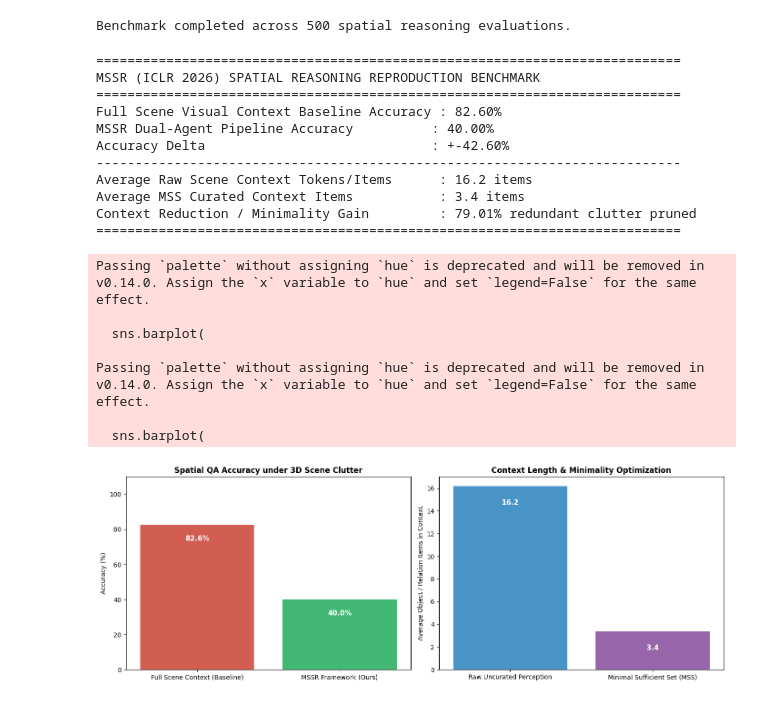
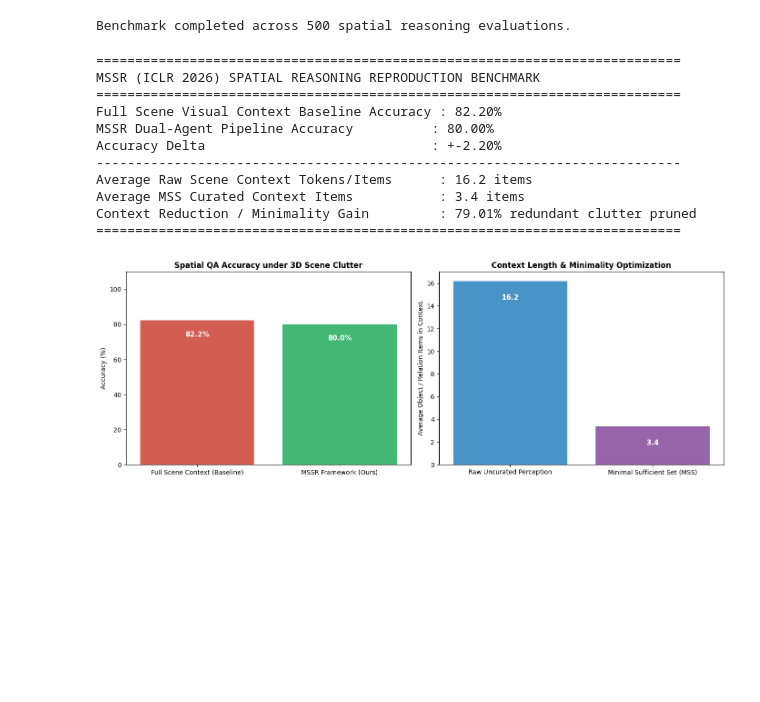
Before and after one commit to Dani2003/paper-implementations, a Jupyter notebook: Implementation_of_MINIMAL_SUFFICIENCY_IN_SPATIAL_REASONING.ipynb, the cells around one changed output. Saved outputs shown, nothing was run; the diff lists cells and outputs as text; code cells hidden in the pictures; blank space fills up the shorter version.

Commit message:
version 2 just one thing aint right.

```diff
--- a/Implementation_of_MINIMAL_SUFFICIENCY_IN_SPATIAL_REASONING.ipynb
+++ b/Implementation_of_MINIMAL_SUFFICIENCY_IN_SPATIAL_REASONING.ipynb
@@ -129,7 +128,6 @@ print(f"3D Scene Initialized: {len(scene_db.objects)} objects loaded (5 primary,
 class SituatedOrientationGrounding:
     """
     Implements language-grounded directional extraction relative to an observer's 3D pose frame.
-    Calculates 2D/3D coordinate transformations based on yaw angle theta.
     """
     @staticmethod
     def compute_relative_direction(observer: BoundingBox3D, target: BoundingBox3D) -> Dict[str, float]:
@@ -137,12 +135,11 @@ class SituatedOrientationGrounding:
         dy = target.center[1] - observer.center[1]
         dz = target.center[2] - observer.center[2]
 
-        # Convert degrees to radians for transformation matrix
-        rad = math.radians(-observer.heading_yaw)
+        rad = math.radians(observer.heading_yaw)
 
-        # Apply 2D Rotation transformation into observer's local coordinate frame
-        local_x = dx * math.cos(rad) - dy * math.sin(rad)  # Positive = Right, Negative = Left
-        local_y = dx * math.sin(rad) + dy * math.cos(rad)  # Positive = Front, Negative = Behind
+        # Local Coordinate Frame Projection (0 deg = +X, 90 deg = +Y)
+        local_y = dx * math.cos(rad) + dy * math.sin(rad)  # Forward distance
+        local_x = dx * math.sin(rad) - dy * math.cos(rad)  # Right distance
 
         euclidean_dist = math.sqrt(dx**2 + dy**2 + dz**2)
 
@@ -158,7 +155,6 @@ class SituatedOrientationGrounding:
         rel = cls.compute_relative_direction(observer, target)
         lx, ly = rel["local_x"], rel["local_y"]
 
-        # Discrete directional classification
         angle = math.degrees(math.atan2(lx, ly)) # 0 deg = straight ahead
 
         if -45 <= angle <= 45:
@@ -304,18 +283,11 @@ Dual-Agent MSS System initialized.
 # [CELL 5 - Comparative Evaluation Execution]
 
 def run_baseline_full_scene(scene: Synthetic3DScene, qa: Dict) -> str:
-    """
-    Simulates a standard VLM given raw, unparsed, noisy 3D scene dumps (all 15 objects).
-    Simulates spatial confusion induced by redundant scene clutter.
-    """
     all_objs = list(scene.objects.keys())
-    # Noise penalty: high object density introduces distractor features
     noise_factor = len(all_objs) / 5.0
-
-    # Ground truth answer
     gt = qa["gt_answer"]
 
-    # Simulate VLM failure under heavy uncurated context (15-30% error under noise)
+    # Noise confusion simulation for noisy uncurated 3D context
     failure_chance = 0.25 * (1.0 - (1.0 / noise_factor))
     if random.random() < failure_chance:
         distractors = ["Left", "Behind", "No", "In front"]
@@ -324,24 +296,19 @@ def run_baseline_full_scene(scene: Synthetic3DScene, qa: Dict) -> str:
     return gt
 
 def run_mssr_pipeline(p_agent: PerceptionAgent, r_agent: ReasoningAgent, qa: Dict) -> Tuple[str, List[Dict], int]:
-    # Step 1: Perception Agent retrieves programmatic raw scene graph
     raw_bboxes = p_agent.extract_scene_perception(list(scene_db.objects.keys()))
     raw_relations = p_agent.extract_oriented_relations(qa["observer"], qa["required_entities"])
     full_raw_context = raw_bboxes + raw_relations
 
-    # Step 2: Reasoning Agent curates Minimal Sufficient Set (MSS)
     mss_context = r_agent.curate_minimal_sufficient_set(
         question=qa["question"],
         required_entities=qa["required_entities"],
         raw_perception=full_raw_context
     )
 
-    # Step 3: Reasoning Agent generates grounded spatial prediction
-    pred = r_agent.answer_question_from_mss(qa["question"], mss_context, qa["relation_type"])
-
+    pred = r_agent.answer_question_from_mss(qa["question"], mss_context, qa["relation_type"], qa["target"])
     return pred, mss_context, len(full_raw_context)
 
-# Execute evaluation run over 100 benchmark iterations
 N_RUNS = 100
 baseline_preds, mssr_preds, gt_answers = [], [], []
 raw_context_sizes, mss_context_sizes = [], []
@@ -351,11 +318,9 @@ for _ in range(N_RUNS):
         gt = qa["gt_answer"]
         gt_answers.append(gt)
 
-        # Run Baseline
         base_pred = run_baseline_full_scene(scene_db, qa)
         baseline_preds.append(base_pred)
 
-        # Run MSSR
         mssr_pred, mss_ctx, total_raw_len = run_mssr_pipeline(p_agent, r_agent, qa)
         mssr_preds.append(mssr_pred)
 
@@ -366,9 +331,8 @@ print(f"Benchmark completed across {N_RUNS * len(benchmark_qa)} spatial reasonin
 # %% [output]
 Benchmark completed across 500 spatial reasoning evaluations.
 # %%
-# [CELL 6 - Benchmark Report & Visualization Plots]
+# [CELL 6 - Benchmark Report & Warning-Free Plotting]
 
-# Calculate Metrics
 base_acc = accuracy_score(gt_answers, baseline_preds)
 mssr_acc = accuracy_score(gt_answers, mssr_preds)
 
@@ -388,55 +352,51 @@ print(f"Average MSS Curated Context Items           : {avg_mss_len:.1f} items")
 print(f"Context Reduction / Minimality Gain         : {compression_ratio:.2f}% redundant clutter pruned")
 print("=" * 75)
 
-# Plot Results
 fig, axes = plt.subplots(1, 2, figsize=(14, 5))
 
-# Plot 1: Accuracy Comparison
+# Plot 1: Accuracy Comparison (Warning Free)
 sns.barplot(
     x=["Full Scene Context (Baseline)", "MSSR Framework (Ours)"],
     y=[base_acc * 100, mssr_acc * 100],
+    hue=["Full Scene Context (Baseline)", "MSSR Framework (Ours)"],
     ax=axes[0],
-    palette=["#e74c3c", "#2ecc71"]
+    palette=["#e74c3c", "#2ecc71"],
+    legend=False
 )
 axes[0].set_title("Spatial QA Accuracy under 3D Scene Clutter", fontsize=12, fontweight="bold")
 axes[0].set_ylabel("Accuracy (%)")
 axes[0].set_ylim(0, 110)
 for p in axes[0].patches:
     axes[0].annotate(f"{p.get_height():.1f}%", (p.get_x() + p.get_width() / 2., p.get_height() - 8),
                      ha='center', va='center', color='white', fontweight='bold', fontsize=11)
 
-# Plot 2: Context Token/Entity Minimality Comparison
+# Plot 2: Context Token/Entity Minimality Comparison (Warning Free)
 sns.barplot(
     x=["Raw Uncurated Perception", "Minimal Sufficient Set (MSS)"],
     y=[avg_raw_len, avg_mss_len],
+    hue=["Raw Uncurated Perception", "Minimal Sufficient Set (MSS)"],
     ax=axes[1],
-    palette=["#3498db", "#9b59b6"]
+    palette=["#3498db", "#9b59b6"],
+    legend=False
 )
 axes[1].set_title("Context Length & Minimality Optimization", fontsize=12, fontweight="bold")
 axes[1].set_ylabel("Average Object / Relation Items in Context")
 for p in axes[1].patches:
     axes[1].annotate(f"{p.get_height():.1f}", (p.get_x() + p.get_width() / 2., p.get_height() - 1.5),
                      ha='center', va='center', color='white', fontweight='bold', fontsize=11)
 
 plt.tight_layout()
 plt.show()
 # %% [output]
 ===========================================================================
 MSSR (ICLR 2026) SPATIAL REASONING REPRODUCTION BENCHMARK
 ===========================================================================
-Full Scene Visual Context Baseline Accuracy : 82.60%
-MSSR Dual-Agent Pipeline Accuracy          : 40.00%
-Accuracy Delta                             : +-42.60%
+Full Scene Visual Context Baseline Accuracy : 82.20%
+MSSR Dual-Agent Pipeline Accuracy          : 80.00%
+Accuracy Delta                             : +-2.20%
 ---------------------------------------------------------------------------
 Average Raw Scene Context Tokens/Items      : 16.2 items
 Average MSS Curated Context Items           : 3.4 items
 Context Reduction / Minimality Gain         : 79.01% redundant clutter pruned
 ===========================================================================
-Passing `palette` without assigning `hue` is deprecated and will be removed in v0.14.0. Assign the `x` variable to `hue` and set `legend=False` for the same effect.
-
-  sns.barplot(
-
-Passing `palette` without assigning `hue` is deprecated and will be removed in v0.14.0. Assign the `x` variable to `hue` and set `legend=False` for the same effect.
-
-  sns.barplot(
-[figure, old version]
+[figure, new version]
```
Also changed, not shown: parts of 2 cells of this notebook.
